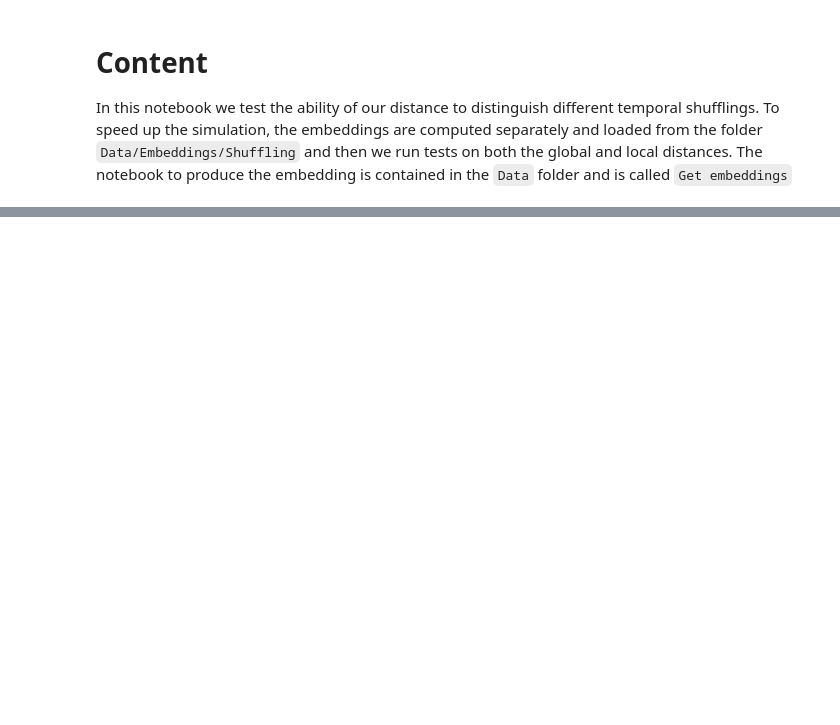
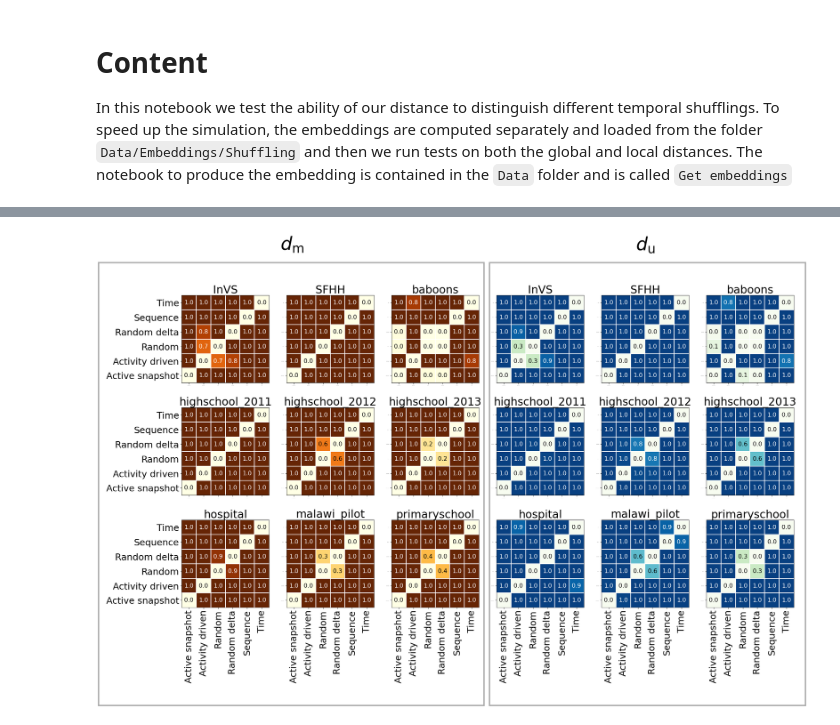
Before and after one commit to lorenzodallamico/G-DynaDist, a Jupyter notebook: Recognize_shufflings.ipynb, the cells around one changed output, grey strips where cells are left out. Saved outputs shown, nothing was run; the diff lists cells and outputs as text; code cells hidden in the pictures; blank space fills up the shorter version.

```diff
--- a/Recognize_shufflings.ipynb
+++ b/Recognize_shufflings.ipynb
@@ -147,0 +134,68 @@ plt.show();
+# %%
+# plot
+cmaps = ['YlOrBr', 'GnBu']
+fs = 25
+names = [" ".join(g.capitalize().split('_')) for g in all_gtypes]
+
+fig, ax = plt.subplots(3, 6, figsize = (30, 16))
+
+ROOT = 'Data/Results/NMI/'
+
+for i, name in enumerate(all_gnames):
+    x = int(i/3)
+
+    for t, typeof in enumerate(['matched', 'unmatched']):
+
+        y = i - 3*x + 3*t
+
+
+        if y == 0:
+            ax[x,y].set_yticks(np.arange(len(all_gtypes)))
+            ax[x,y].set_yticklabels(names, fontsize = fs)
+        else:
+            ax[x,y].set_yticks(np.arange(len(all_gtypes)))
+            ax[x,y].set_yticklabels(names, fontsize = 0)
+
+
+        M = pd.read_csv(ROOT + name + 'NMI_' + typeof + '.csv').set_index('Unnamed: 0').values
+        ax[x,y].imshow(M + M.T, cmap = cmaps[t], vmin = 0, vmax = 1, origin = 'lower')
+
+        for r in range(np.shape(M)[0]-1):
+            ax[x,y].axvline(r+0.5, color = 'white', linewidth = 2)
+            ax[x,y].plot(np.arange(np.shape(M)[0]+1)-0.5, r*np.ones(np.shape(M)[0]+1) + 0.5, color = 'white', linewidth = 2)
+
+
+        for (b,a),label in np.ndenumerate(M + M.T):
+            if label < 0.6:
+                ax[x,y].text(a,b,np.round(label,1), ha = 'center',va ='center', fontsize = 16, color = 'k')
+            else:
+                ax[x,y].text(a,b,np.round(label,1), ha = 'center',va ='center', fontsize = 16, color = 'white')
+
+        ax[x,y].set_title(name, fontsize = 30)
+
+        if x != 2:
+            ax[x,y].set_xticks(np.arange(len(all_gtypes)))
+            ax[x,y].set_xticklabels(names, fontsize = 0)
+        else:
+            ax[x,y].set_xticks(np.arange(len(all_gtypes)))
+            ax[x,y].set_xticklabels(names, rotation = 90, fontsize = fs)
+
+rect = plt.Rectangle(
+    # (lower-left corner), width, height
+    (0.02, -0.1), 0.488, 1.05, fill = False, color = "darkgrey", lw = 4,
+    zorder=1000, transform=fig.transFigure, figure=fig)
+
+rect2 = plt.Rectangle(
+    # (lower-left corner), width, height
+    (0.515, -0.1), 0.4, 1.05, fill = False, color = "darkgrey", lw = 4,
+    zorder = 1000, transform = fig.transFigure, figure = fig)
+
+fig.patches.extend([rect, rect2])
+
+fig.text(0.25,0.98, r'$d_{\rm m}$', fontsize = 50)
+fig.text(0.7,0.98, r'$d_{\rm u}$', fontsize = 50)
+
+plt.savefig('../Paper/Figures/Recognize_shuffles.pdf', dpi = 400, bbox_inches = 'tight')
+plt.show();
+# %% [output]
+[figure, added]
```
Also changed, not shown: parts of 6 cells of this notebook, 9 other files.
